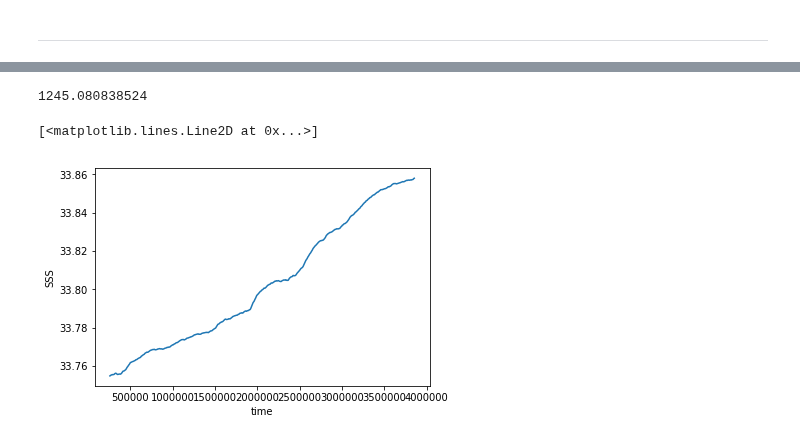
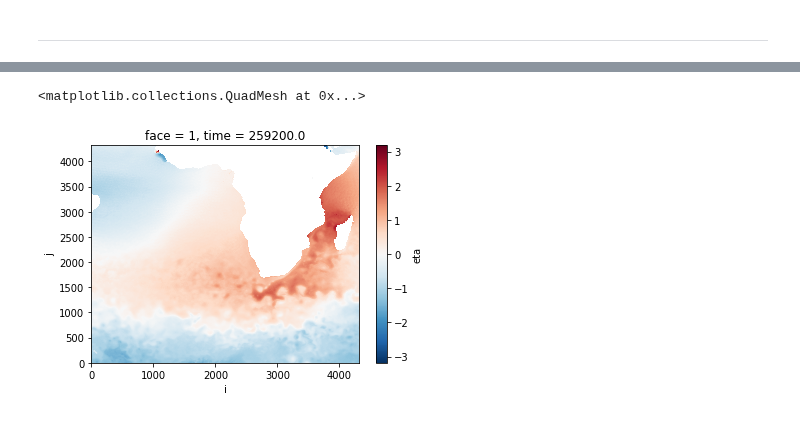
Before and after one commit to apatlpo/mit_equinox, a Jupyter notebook: sandbox/load_llc.ipynb, the cells around one changed output, grey strips where cells are left out. Cells and saved outputs as stored; diff of their text form; code cells hidden in the pictures.

```diff
--- a/sandbox/load_llc.ipynb
+++ b/sandbox/load_llc.ipynb
@@ -128,8 +85,7 @@ ddir = data_dir+'Eta/'
 
 def load_level_from_3D_field(varname, inum, offset, count, mask, dtype):
     inum_str = '%010d' % inum
-    fname = os.path.join(ddir, inum_str,
-                         '%s.%s.data.shrunk' % (varname, inum_str))
+    fname = os.path.join(ddir, '%s.%s.data.shrunk' % (varname, inum_str))
 
     with open(fname, mode='rb') as file:
         file.seek(offset * dtype.itemsize)
@@ -221,3 +124,0 @@ def make_data_variable(varname, all_iters, k=0, point='C'):
-# %%
-ds = xr.Variable(['time', 'face', 'j', 'i'], make_data_variable('Eta', [314496]))
-ds.compute()
@@ -318,6 +125,9 @@ def make_data_variable(varname, all_iters, k=0, point='C'):
 # %%
-ds_subset = ds.isel(time=slice(0,1000))
-ds_subset['SSS'] = xr.Variable(['time', 'face', 'j', 'i'],
-                               make_data_variable('Salt', ds_subset.iter))
-ds_subset[['SSS']]
+ds_subset = ds.isel(time=slice(0,10))
+ds_subset['eta'] = xr.Variable(['time', 'face', 'j', 'i'],
+                               make_data_variable('Eta', ds_subset.iter))
+ds_subset[['eta']]
+print('eta data size: %.1f GB' %(ds_subset.nbytes / 1e9))
+#ds = xr.Variable(['time', 'face', 'j', 'i'], make_data_variable('Eta', [314496]))
+#ds.compute()
 # %% [output]
@@ -342,4 +134,0 @@ Attributes:
-# %%
-ds_subset.nbytes / 1e9
-# %% [output]
-1245.080838524
@@ -350,5 +135,5 @@ del sss_ts
-# %%
-sss_ts.plot()
-# %% [output]
-[<matplotlib.lines.Line2D at 0x...>]
-[figure, removed]
+# %%
+ds_subset['eta'].isel(face=1,time=0).plot()
+# %% [output]
+<matplotlib.collections.QuadMesh at 0x...>
+[figure, added]
```
Also changed, not shown: parts of 17 cells of this notebook, 11 other files.
